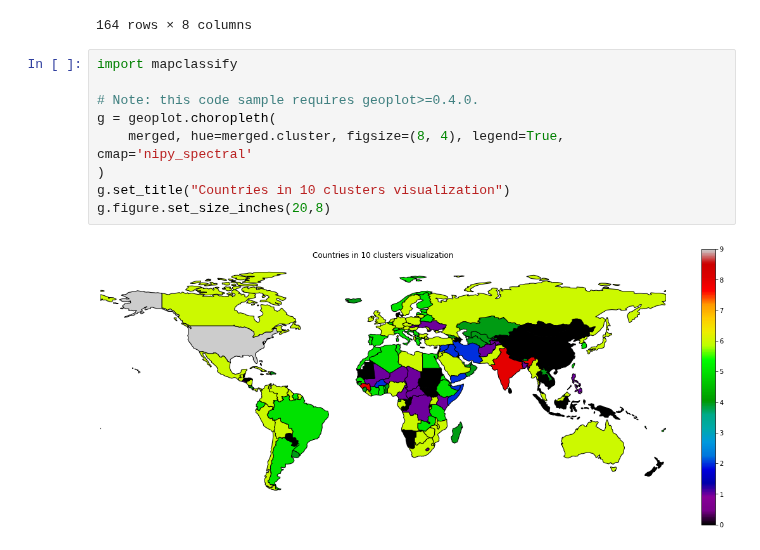
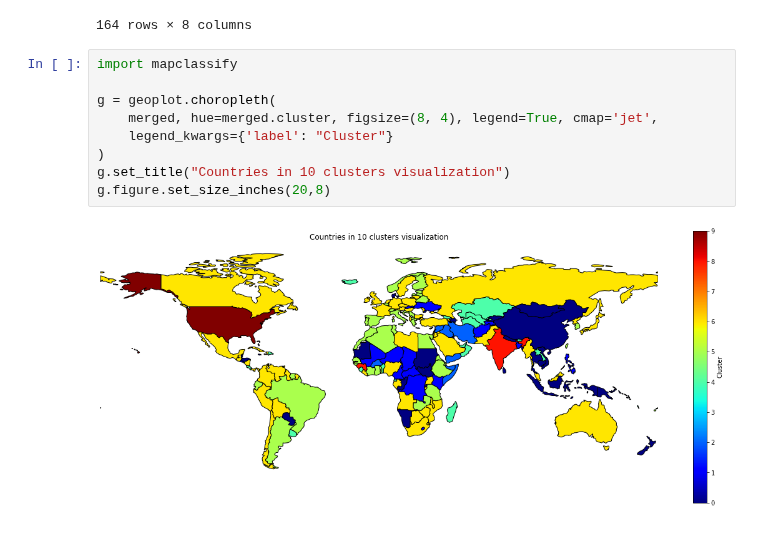
Before and after one commit to mijapa/GDELT, a Jupyter notebook: Clusters_map.ipynb, the cells around one changed output. Drawn from its saved outputs; the diff is of its cells as text.

```diff
--- a/Clusters_map.ipynb
+++ b/Clusters_map.ipynb
@@ -67,11 +67,11 @@ merged
 # %%
 import mapclassify
 
-# Note: this code sample requires geoplot>=0.4.0.
 g = geoplot.choropleth(
-    merged, hue=merged.cluster, figsize=(8, 4), legend=True, cmap='nipy_spectral'
+    merged, hue=merged.cluster, figsize=(8, 4), legend=True, cmap='jet',
+    legend_kwargs={'label': "Cluster"}
 )
 g.set_title("Countries in 10 clusters visualization")
 g.figure.set_size_inches(20,8)
 # %% [output]
-[figure, old version]
+[figure, new version]
```
Also changed, not shown: parts of 2 cells of this notebook.
